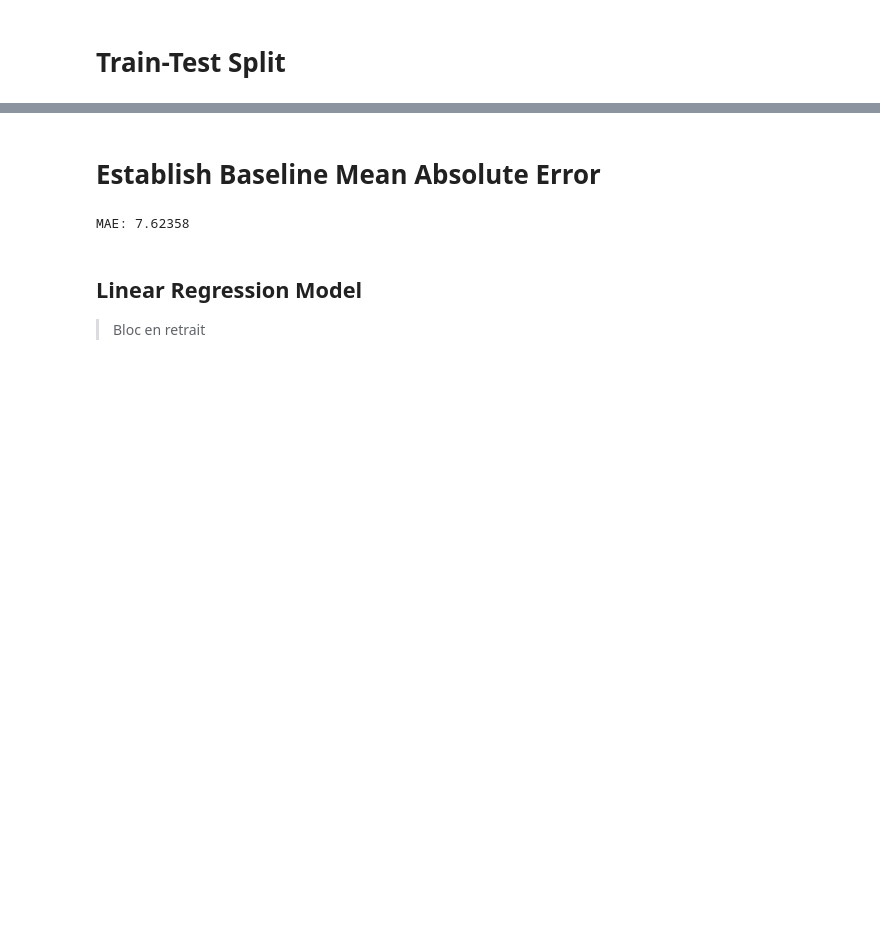
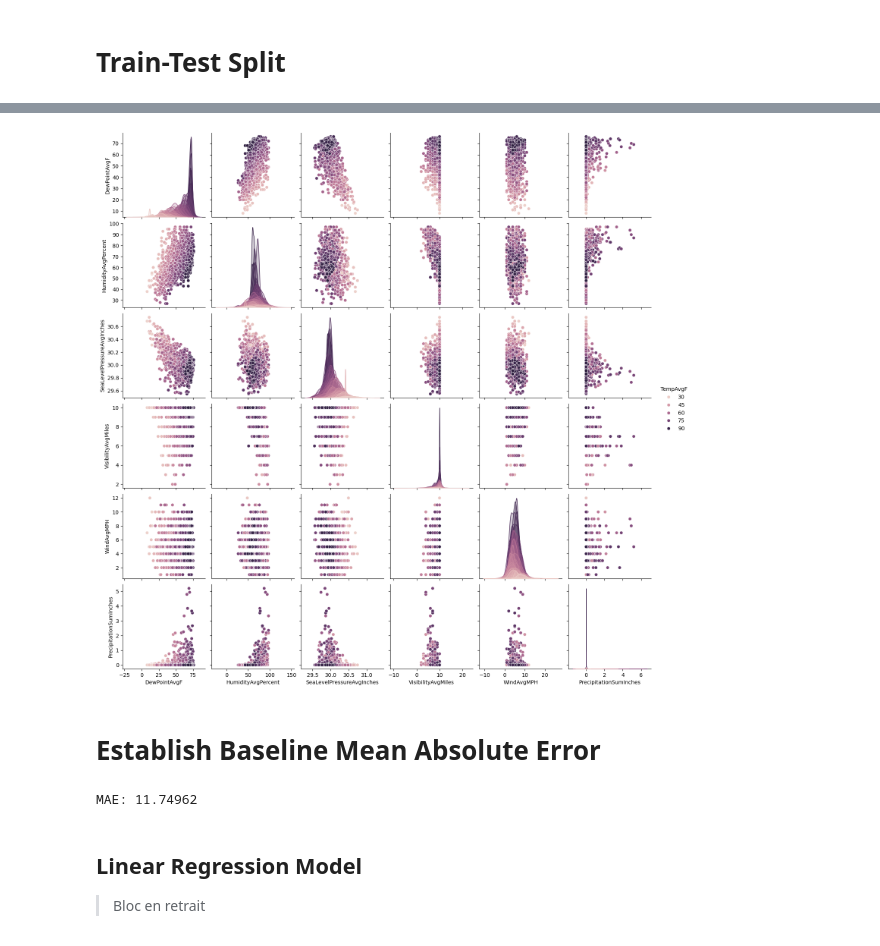
Before and after one commit to youssefbelkhiri/machine_learning_models, a Jupyter notebook: tempurature_prediction_model.ipynb, the cells around one changed output, grey strips where cells are left out. Saved outputs shown, nothing was run; the diff lists cells and outputs as text; code cells hidden in the pictures; blank space fills up the shorter version.

```diff
--- a/tempurature_prediction_model.ipynb
+++ b/tempurature_prediction_model.ipynb
@@ -71,3 +147,8 @@ To adopt the future behavior and silence this warning, use
+# %%
+# dataset = wrangle(dataset)
+# dataset.head()
+# dataset = dataset.replace('-', 0.0).astype(float)
+dataset = dataset.dropna()
 # %%
 dataset.shape
 # %% [output]
@@ -116,8 +214,13 @@ x_t , x_te , y_t , y_te = train_test_split(x,y,test_size=0.2,random_state=42)
+# %%
+sns.pairplot(data = dataset,  hue='TempAvgF')
+plt.show()
+# %% [output]
+[figure, added]
 # %% [markdown]
 # Establish Baseline Mean Absolute Error
 # %%
 from sklearn.metrics import mean_absolute_error
-y_p = [y_t.mean()] * len(y_t)
-print('MAE:' , round(mean_absolute_error(y_t,y_p),5))
+y_p = [y.mean()] * len(y)
+print('MAE:' , round(mean_absolute_error(y,y_p),5))
 # %% [output]
-MAE: 7.62358
+MAE: 11.74962
```
Also changed, not shown: parts of 32 cells of this notebook.
